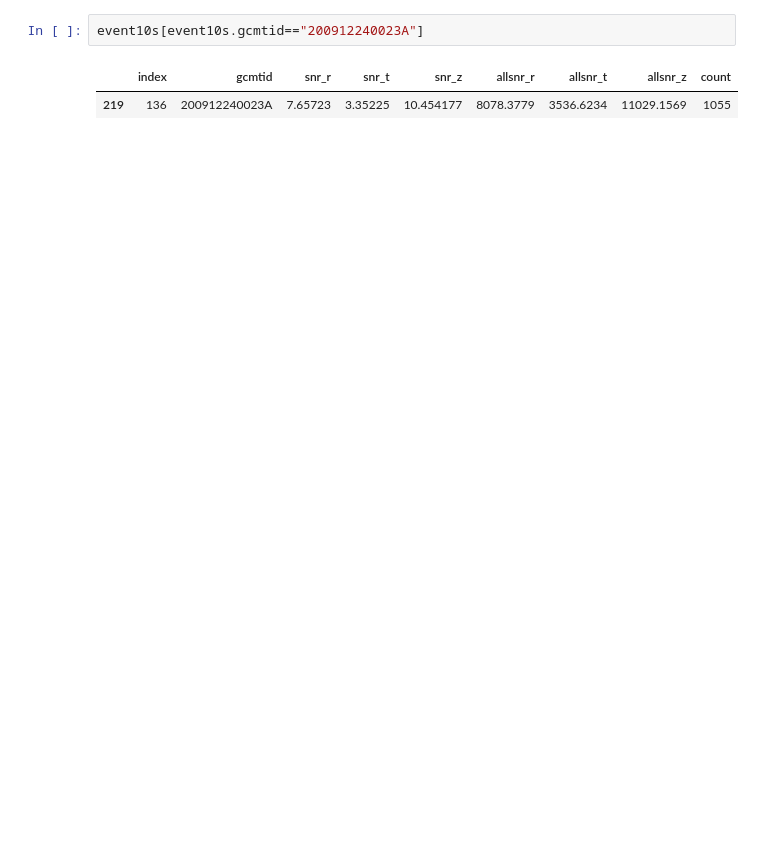
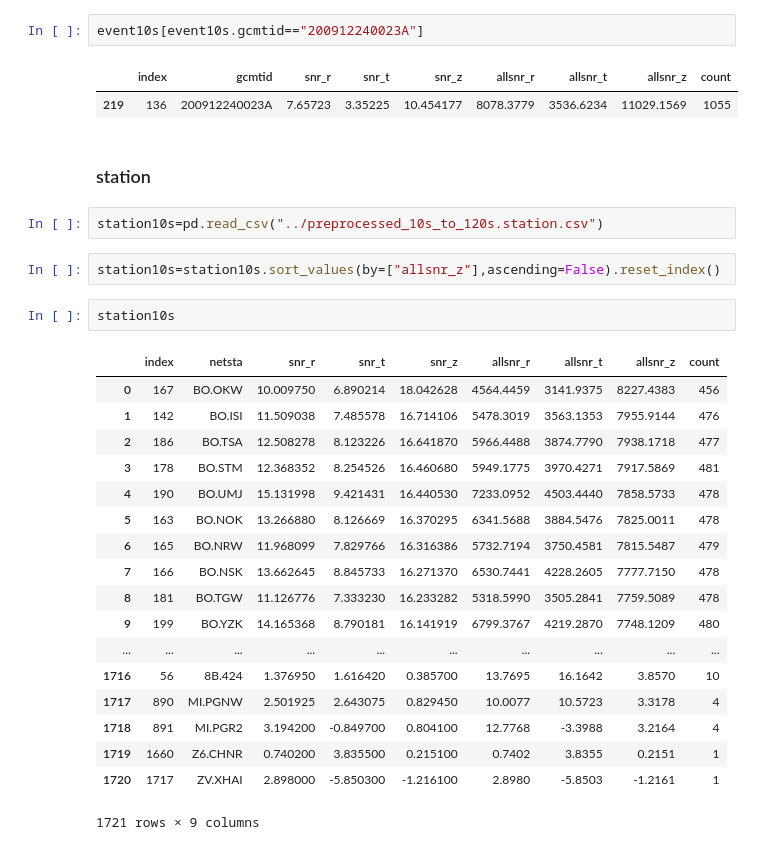
Before and after one commit to ziyixi/fwi-script, a Jupyter notebook: Script/asdf/depth_relocation/snr_related/ana_snr.ipynb, the cells around one changed output. Drawn from its saved outputs; the diff is of its cells as text; blank space fills up the shorter version.

```diff
--- a/Script/asdf/depth_relocation/snr_related/ana_snr.ipynb
+++ b/Script/asdf/depth_relocation/snr_related/ana_snr.ipynb
@@ -38,3 +38,30 @@ event10s[event10s.gcmtid=="200912240023A"]
 # %% [output]
 |  | index | gcmtid | snr_r | snr_t | snr_z | allsnr_r | allsnr_t | allsnr_z | count |
 | 219 | 136 | 200912240023A | 7.65723 | 3.35225 | 10.454177 | 8078.3779 | 3536.6234 | 11029.1569 | 1055 |
+# %% [markdown]
+### station
+# %%
+station10s=pd.read_csv("../preprocessed_10s_to_120s.station.csv")
+# %%
+station10s=station10s.sort_values(by=["allsnr_z"],ascending=False).reset_index()
+# %%
+station10s
+# %% [output]
+|  | index | netsta | snr_r | snr_t | snr_z | allsnr_r | allsnr_t | allsnr_z | count |
+| 0 | 167 | BO.OKW | 10.009750 | 6.890214 | 18.042628 | 4564.4459 | 3141.9375 | 8227.4383 | 456 |
+| 1 | 142 | BO.ISI | 11.509038 | 7.485578 | 16.714106 | 5478.3019 | 3563.1353 | 7955.9144 | 476 |
+| 2 | 186 | BO.TSA | 12.508278 | 8.123226 | 16.641870 | 5966.4488 | 3874.7790 | 7938.1718 | 477 |
+| 3 | 178 | BO.STM | 12.368352 | 8.254526 | 16.460680 | 5949.1775 | 3970.4271 | 7917.5869 | 481 |
+| 4 | 190 | BO.UMJ | 15.131998 | 9.421431 | 16.440530 | 7233.0952 | 4503.4440 | 7858.5733 | 478 |
+| 5 | 163 | BO.NOK | 13.266880 | 8.126669 | 16.370295 | 6341.5688 | 3884.5476 | 7825.0011 | 478 |
+| 6 | 165 | BO.NRW | 11.968099 | 7.829766 | 16.316386 | 5732.7194 | 3750.4581 | 7815.5487 | 479 |
+| 7 | 166 | BO.NSK | 13.662645 | 8.845733 | 16.271370 | 6530.7441 | 4228.2605 | 7777.7150 | 478 |
+| 8 | 181 | BO.TGW | 11.126776 | 7.333230 | 16.233282 | 5318.5990 | 3505.2841 | 7759.5089 | 478 |
+| 9 | 199 | BO.YZK | 14.165368 | 8.790181 | 16.141919 | 6799.3767 | 4219.2870 | 7748.1209 | 480 |
+| ... | ... | ... | ... | ... | ... | ... | ... | ... | ... |
+| 1716 | 56 | 8B.424 | 1.376950 | 1.616420 | 0.385700 | 13.7695 | 16.1642 | 3.8570 | 10 |
+| 1717 | 890 | MI.PGNW | 2.501925 | 2.643075 | 0.829450 | 10.0077 | 10.5723 | 3.3178 | 4 |
+| 1718 | 891 | MI.PGR2 | 3.194200 | -0.849700 | 0.804100 | 12.7768 | -3.3988 | 3.2164 | 4 |
+| 1719 | 1660 | Z6.CHNR | 0.740200 | 3.835500 | 0.215100 | 0.7402 | 3.8355 | 0.2151 | 1 |
+| 1720 | 1717 | ZV.XHAI | 2.898000 | -5.850300 | -1.216100 | 2.8980 | -5.8503 | -1.2161 | 1 |
+1721 rows × 9 columns
```
Also changed, not shown: 2 other files.
